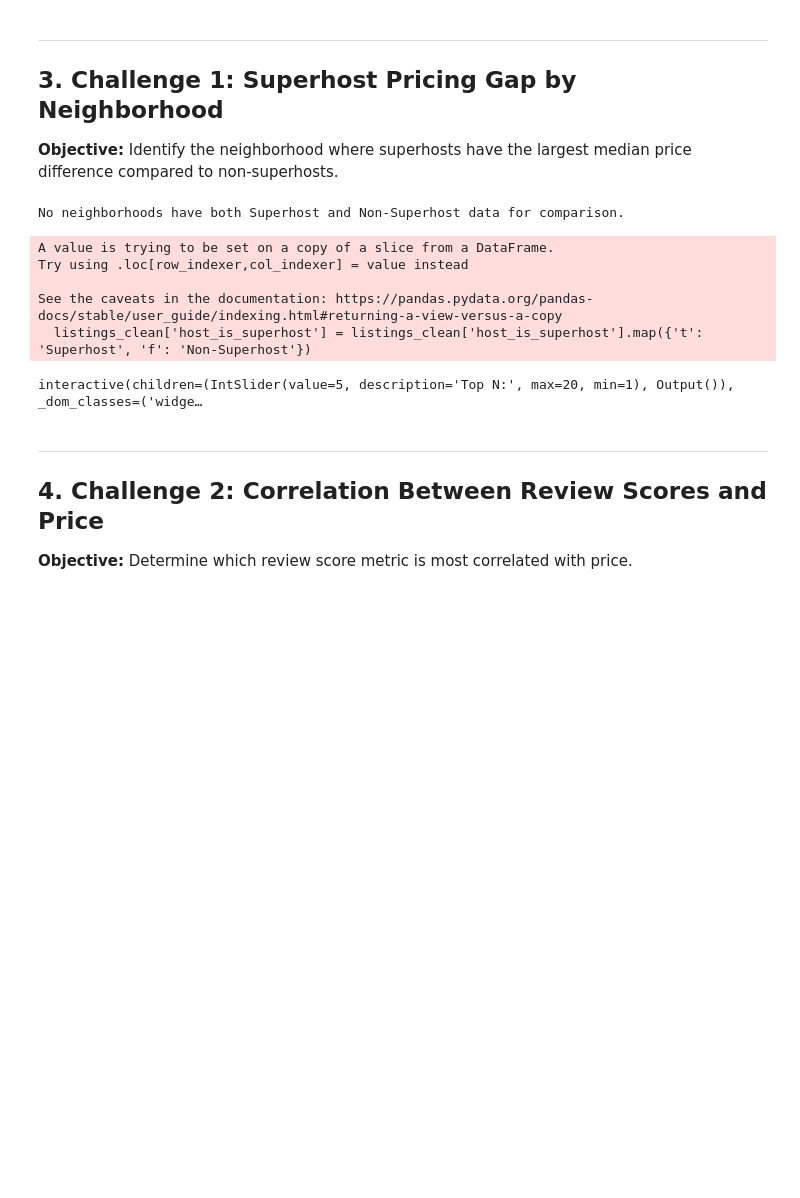
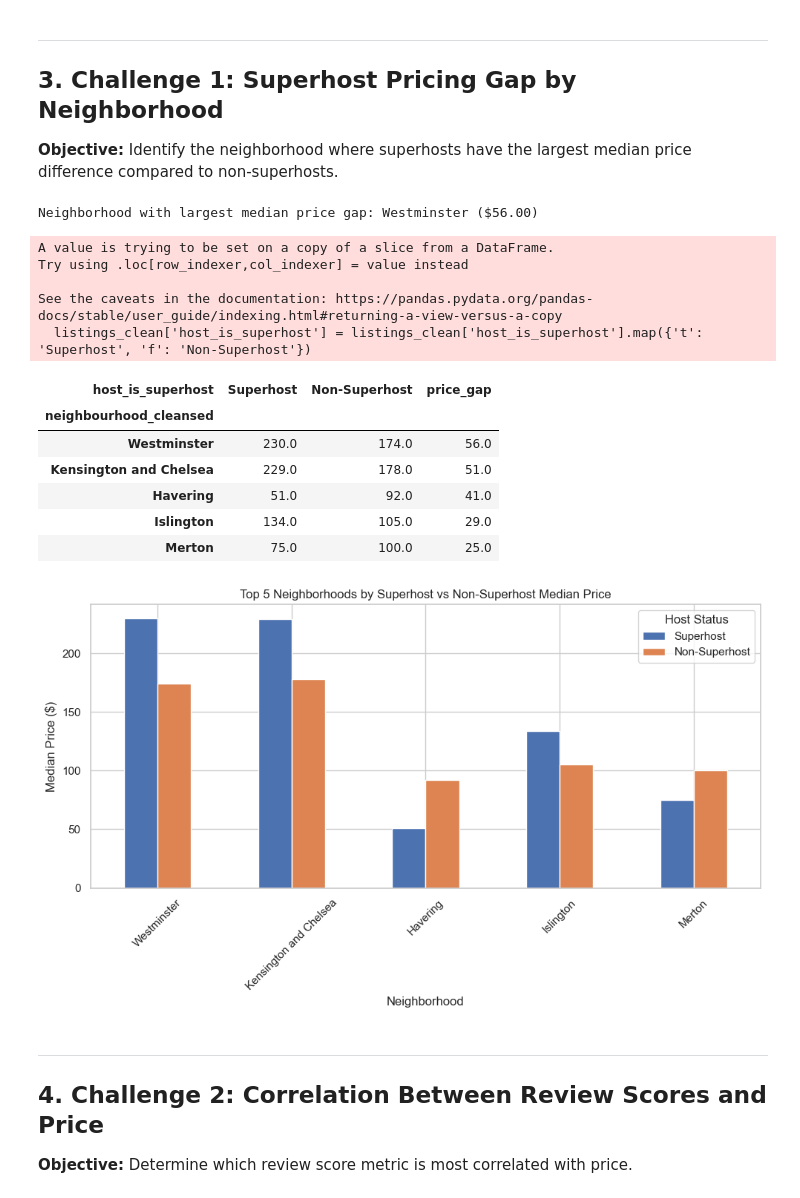
Before and after one commit to melkemk/mltask, a Jupyter notebook: airbnb_analysis_challenge.ipynb, the cells around one changed output. Saved outputs shown, nothing was run; the diff lists cells and outputs as text; code cells hidden in the pictures; blank space fills up the shorter version.

```diff
--- a/airbnb_analysis_challenge.ipynb
+++ b/airbnb_analysis_challenge.ipynb
@@ -234,55 +239,48 @@ Rows after dropping missing price/review scores: 64805
 
 **Objective:** Identify the neighborhood where superhosts have the largest median price difference compared to non-superhosts.
 # %%
-import ipywidgets as widgets
-from IPython.display import display, clear_output
-
-# Map superhost status to readable labels
 if 'host_is_superhost' in listings_clean.columns:
     listings_clean['host_is_superhost'] = listings_clean['host_is_superhost'].map({'t': 'Superhost', 'f': 'Non-Superhost'})
 else:
     print('host_is_superhost column not found!')
 
-# Group by neighborhood and superhost status, calculate median price
 median_prices = listings_clean.groupby(['neighbourhood_cleansed', 'host_is_superhost'])['price'].median().unstack()
-median_prices = median_prices.reindex(columns=['Superhost', 'Non-Superhost'])  # Ensure both columns exist
-median_prices = median_prices.dropna()  # Drop neighborhoods missing either group
+median_prices = median_prices.dropna()
+median_prices['price_gap'] = abs(median_prices['Superhost'] - median_prices['Non-Superhost'])
 
-if not median_prices.empty:
-    median_prices['price_gap'] = abs(median_prices['Superhost'] - median_prices['Non-Superhost'])
-    # Find the neighborhood with the largest price gap
-    max_gap_row = median_prices['price_gap'].idxmax()
-    max_gap = median_prices.loc[max_gap_row, 'price_gap']
-    print(f"Neighborhood with largest median price gap: {max_gap_row} (${max_gap:.2f})")
-else:
-    print("No neighborhoods have both Superhost and Non-Superhost data for comparison.")
+# Find the neighborhood with the largest price gap
+max_gap_row = median_prices['price_gap'].idxmax()
+max_gap = median_prices.loc[max_gap_row, 'price_gap']
+print(f"Neighborhood with largest median price gap: {max_gap_row} (${max_gap:.2f})")
 
-def show_top_n_neighborhoods(n):
-    if median_prices.empty:
-        print("No neighborhoods to display.")
-        return
-    topn = median_prices.sort_values('price_gap', ascending=False).head(n)
-    display(topn[['Superhost', 'Non-Superhost', 'price_gap']])
-    ax = topn[['Superhost', 'Non-Superhost']].plot(kind='bar', figsize=(10,6))
-    plt.title(f'Top {n} Neighborhoods by Superhost vs Non-Superhost Median Price')
-    plt.ylabel('Median Price ($)')
-    plt.xlabel('Neighborhood')
-    plt.xticks(rotation=45)
-    plt.legend(title='Host Status')
-    plt.tight_layout()
-    plt.show()
+# Show top 5 neighborhoods by price gap
+top5 = median_prices.sort_values('price_gap', ascending=False).head(5)
+display(top5[['Superhost', 'Non-Superhost', 'price_gap']])
 
-# Interactive widget for user input
-top_n_widget = widgets.IntSlider(value=5, min=1, max=20, step=1, description='Top N:')
-widgets.interact(show_top_n_neighborhoods, n=top_n_widget);
+# Bar plot for top 5 neighborhoods
+ax = top5[['Superhost', 'Non-Superhost']].plot(kind='bar', figsize=(10,6))
+plt.title('Top 5 Neighborhoods by Superhost vs Non-Superhost Median Price')
+plt.ylabel('Median Price ($)')
+plt.xlabel('Neighborhood')
+plt.xticks(rotation=45)
+plt.legend(title='Host Status')
+plt.tight_layout()
+plt.show()
 # %% [output]
-No neighborhoods have both Superhost and Non-Superhost data for comparison.
+Neighborhood with largest median price gap: Westminster ($56.00)
 A value is trying to be set on a copy of a slice from a DataFrame.
 Try using .loc[row_indexer,col_indexer] = value instead
 
 See the caveats in the documentation: https://pandas.pydata.org/pandas-docs/stable/user_guide/indexing.html#returning-a-view-versus-a-copy
   listings_clean['host_is_superhost'] = listings_clean['host_is_superhost'].map({'t': 'Superhost', 'f': 'Non-Superhost'})
-interactive(children=(IntSlider(value=5, description='Top N:', max=20, min=1), Output()), _dom_classes=('widge…
+| host_is_superhost | Superhost | Non-Superhost | price_gap |
+| neighbourhood_cleansed |  |  |  |
+| Westminster | 230.0 | 174.0 | 56.0 |
+| Kensington and Chelsea | 229.0 | 178.0 | 51.0 |
+| Havering | 51.0 | 92.0 | 41.0 |
+| Islington | 134.0 | 105.0 | 29.0 |
+| Merton | 75.0 | 100.0 | 25.0 |
+[figure, added]
 # %% [markdown]
 ---
 
```
Also changed, not shown: parts of 1 cell of this notebook.
